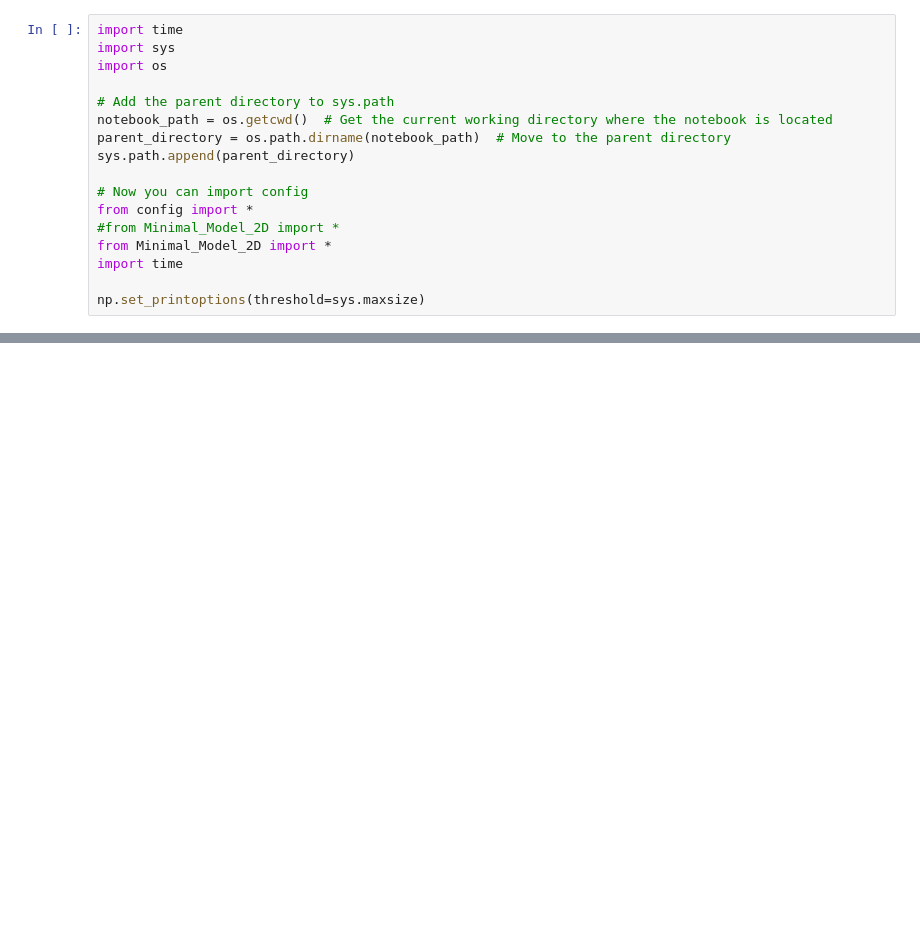
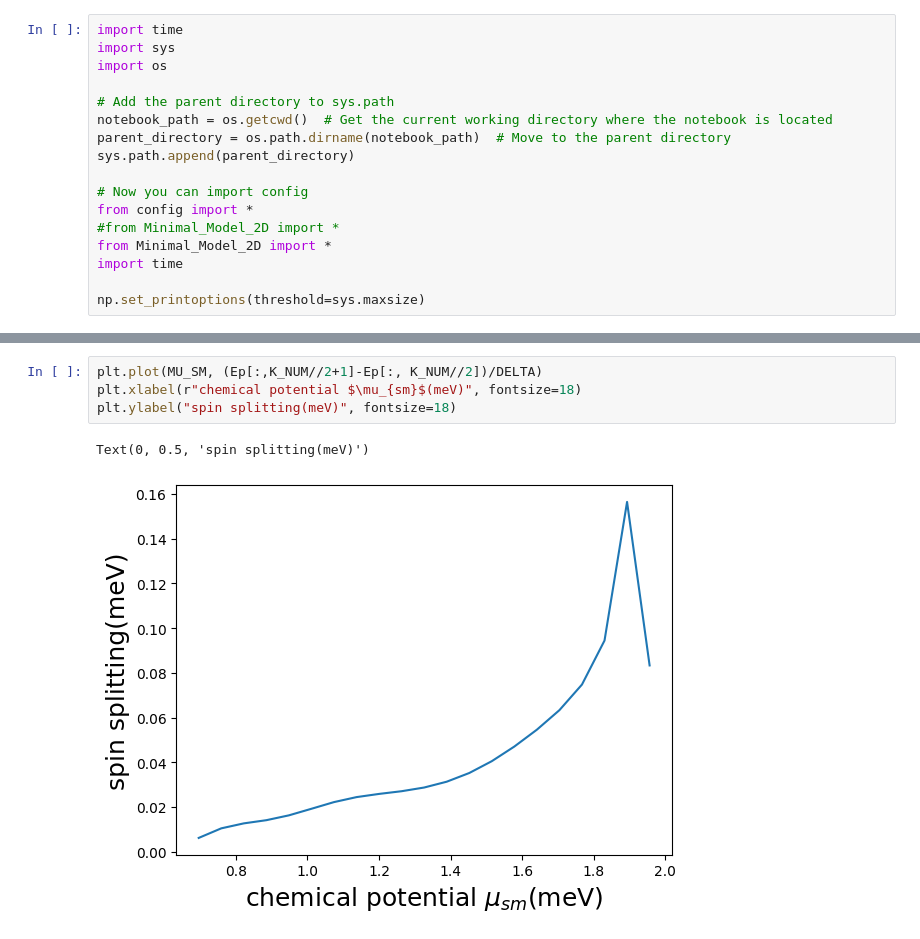
Before and after one commit to deeproots08/Spin_Splitting_Ge_ABS, a Jupyter notebook: disorder_charge_trap/linear_different_mu_sm.ipynb, the cells around one changed output, grey strips where cells are left out. Cells and saved outputs as stored; diff of their text form; blank space fills up the shorter version.

```diff
--- a/disorder_charge_trap/linear_different_mu_sm.ipynb
+++ b/disorder_charge_trap/linear_different_mu_sm.ipynb
@@ -84,0 +91,7 @@ KeyboardInterrupt:
+# %%
+plt.plot(MU_SM, (Ep[:,K_NUM//2+1]-Ep[:, K_NUM//2])/DELTA)
+plt.xlabel(r"chemical potential $\mu_{sm}$(meV)", fontsize=18)
+plt.ylabel("spin splitting(meV)", fontsize=18)
+# %% [output]
+Text(0, 0.5, 'spin splitting(meV)')
+[figure, added]
```
Also changed, not shown: parts of 2 cells of this notebook.
